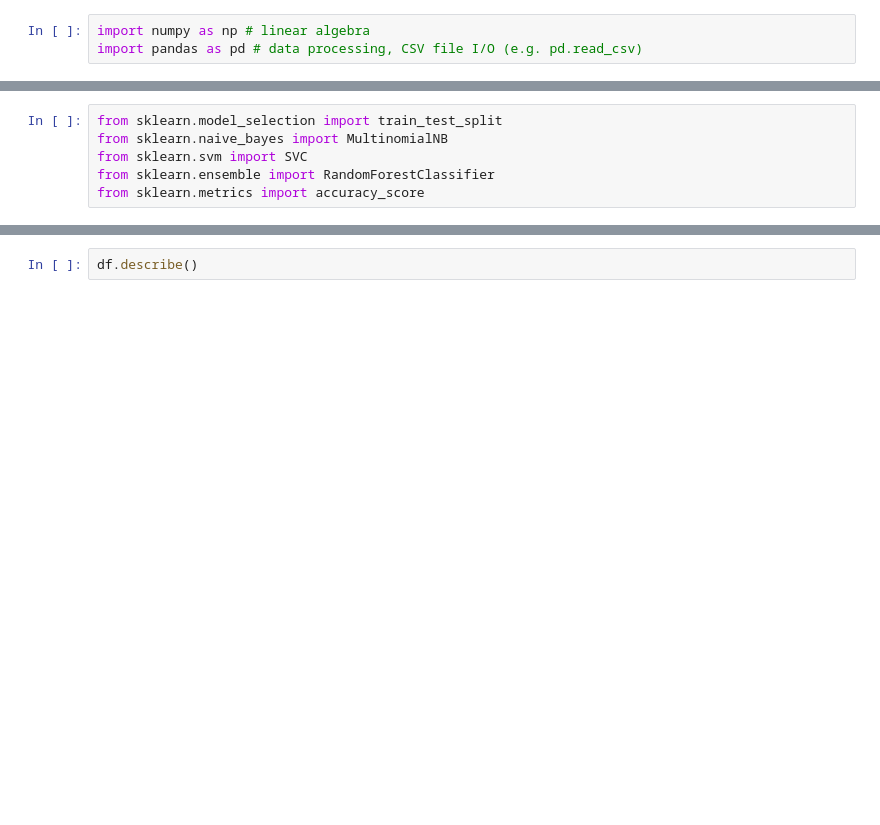
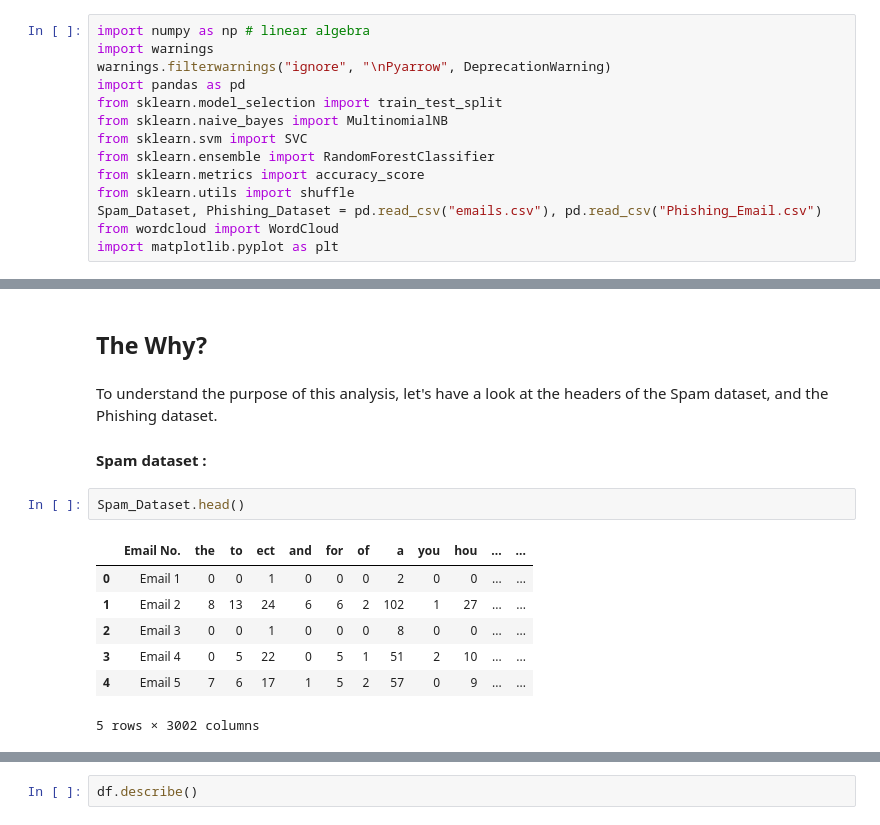
Before and after one commit to capstone-2024-T91/Image-Processing-and-NLP-for-Brand-Protection, a Jupyter notebook: Spam.ipynb, the cells around one changed output, grey strips where cells are left out. Saved outputs shown, nothing was run; the diff lists cells and outputs as text; blank space fills up the shorter version.

```diff
--- a/Spam.ipynb
+++ b/Spam.ipynb
@@ -1,3 +5,14 @@
 # %%
 import numpy as np # linear algebra
-import pandas as pd # data processing, CSV file I/O (e.g. pd.read_csv)
+import warnings
+warnings.filterwarnings("ignore", "\nPyarrow", DeprecationWarning)
+import pandas as pd
+from sklearn.model_selection import train_test_split
+from sklearn.naive_bayes import MultinomialNB
+from sklearn.svm import SVC
+from sklearn.ensemble import RandomForestClassifier
+from sklearn.metrics import accuracy_score
+from sklearn.utils import shuffle
+Spam_Dataset, Phishing_Dataset = pd.read_csv("emails.csv"), pd.read_csv("Phishing_Email.csv")
+from wordcloud import WordCloud
+import matplotlib.pyplot as plt
@@ -13,6 +19,15 @@ Note: you may need to restart the kernel to use updated packages.
-# %%
-from sklearn.model_selection import train_test_split
-from sklearn.naive_bayes import MultinomialNB
-from sklearn.svm import SVC
-from sklearn.ensemble import RandomForestClassifier
-from sklearn.metrics import accuracy_score
+# %% [markdown]
+## The Why?
+# %% [markdown]
+To understand the purpose of this analysis, let's have a look at the headers of the Spam dataset, and the Phishing dataset.
+#### Spam dataset :
+# %%
+Spam_Dataset.head()
+# %% [output]
+|  | Email No. | the | to | ect | and | for | of | a | you | hou | ... | ... |
+| 0 | Email 1 | 0 | 0 | 1 | 0 | 0 | 0 | 2 | 0 | 0 | ... | ... |
+| 1 | Email 2 | 8 | 13 | 24 | 6 | 6 | 2 | 102 | 1 | 27 | ... | ... |
+| 2 | Email 3 | 0 | 0 | 1 | 0 | 0 | 0 | 8 | 0 | 0 | ... | ... |
+| 3 | Email 4 | 0 | 5 | 22 | 0 | 5 | 1 | 51 | 2 | 10 | ... | ... |
+| 4 | Email 5 | 7 | 6 | 17 | 1 | 5 | 2 | 57 | 0 | 9 | ... | ... |
+5 rows × 3002 columns
```
Also changed, not shown: parts of 30 cells of this notebook.
